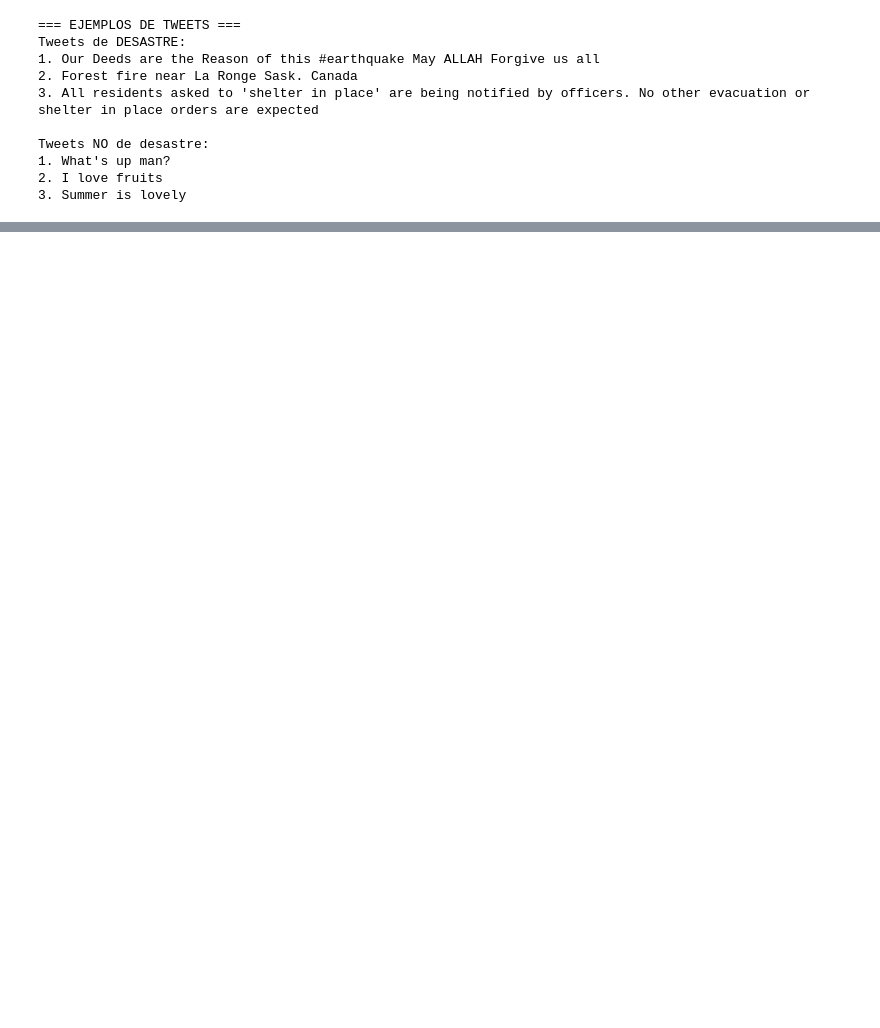
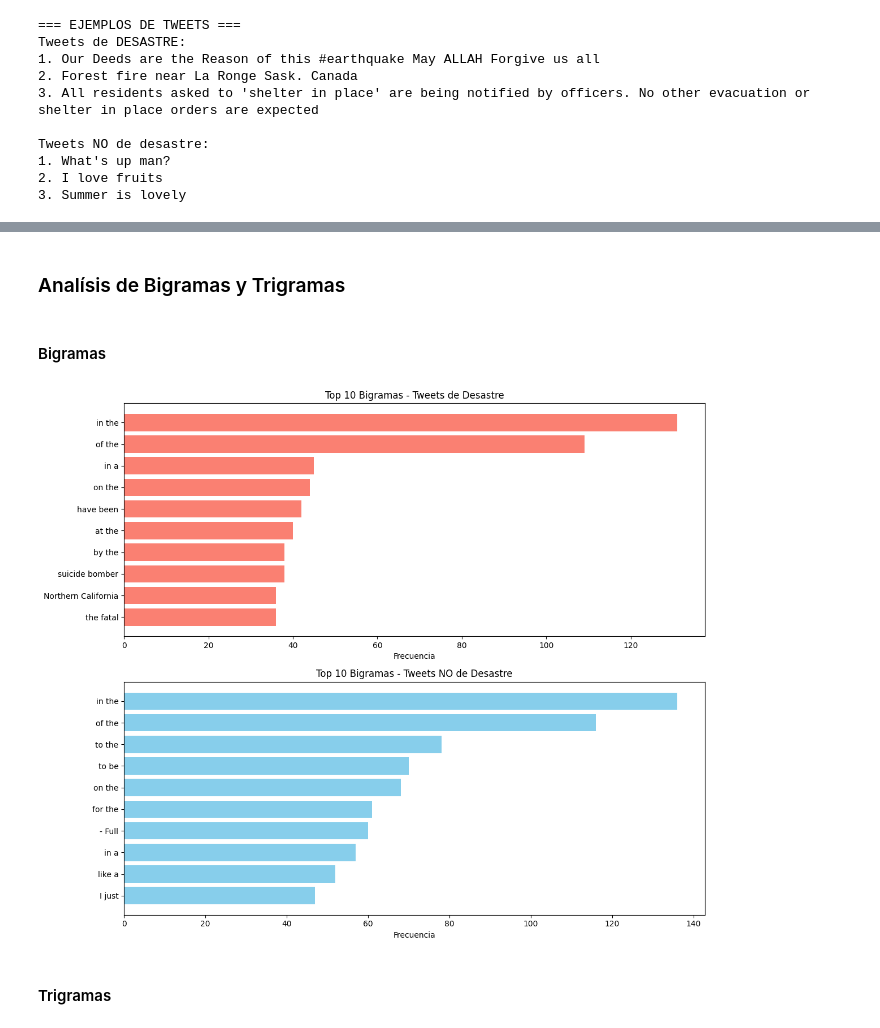
Before and after one commit to DanielRasho/DS-lab6, a Jupyter notebook: report.ipynb, the cells around one changed output, grey strips where cells are left out. Cells and saved outputs as stored; diff of their text form; code cells hidden in the pictures; blank space fills up the shorter version.

```diff
--- a/report.ipynb
+++ b/report.ipynb
@@ -129,0 +304,48 @@ Tweets NO de desastre:
+# %% [markdown]
+### Analísis de Bigramas y Trigramas
+# %% [markdown]
+#### Bigramas
+# %%
+def get_ngrams(texts, n=2, top_n=15):
+    """
+    Obtiene los n-gramas más frecuentes
+    """
+    all_ngrams = []
+    for text in texts:
+        words = text.split()
+        if len(words) >= n:
+            text_ngrams = list(ngrams(words, n))
+            all_ngrams.extend(text_ngrams)
+
+    ngram_freq = Counter(all_ngrams)
+    return ngram_freq.most_common(top_n)
+
+# Obtener bigramas más frecuentes
+disaster_bigrams = get_ngrams(disaster_tweets, n=2, top_n=15)
+non_disaster_bigrams = get_ngrams(non_disaster_tweets, n=2, top_n=15)
+
+# Visualización de bigramas
+fig, (ax1, ax2) = plt.subplots(2, 1, figsize=(12, 10))
+
+# Bigramas de tweets de desastre
+disaster_bigram_labels = [' '.join(bigram) for bigram, freq in disaster_bigrams]
+disaster_bigram_counts = [freq for bigram, freq in disaster_bigrams]
+
+ax1.barh(disaster_bigram_labels[:10][::-1], disaster_bigram_counts[:10][::-1], color='salmon')
+ax1.set_title('Top 10 Bigramas - Tweets de Desastre')
+ax1.set_xlabel('Frecuencia')
+
+# Bigramas de tweets NO de desastre
+non_disaster_bigram_labels = [' '.join(bigram) for bigram, freq in non_disaster_bigrams]
+non_disaster_bigram_counts = [freq for bigram, freq in non_disaster_bigrams]
+
+ax2.barh(non_disaster_bigram_labels[:10][::-1], non_disaster_bigram_counts[:10][::-1], color='skyblue')
+ax2.set_title('Top 10 Bigramas - Tweets NO de Desastre')
+ax2.set_xlabel('Frecuencia')
+
+plt.tight_layout()
+plt.show()
+# %% [output]
+[figure, added]
+# %% [markdown]
+#### Trigramas
```
Also changed, not shown: parts of 19 cells of this notebook.
